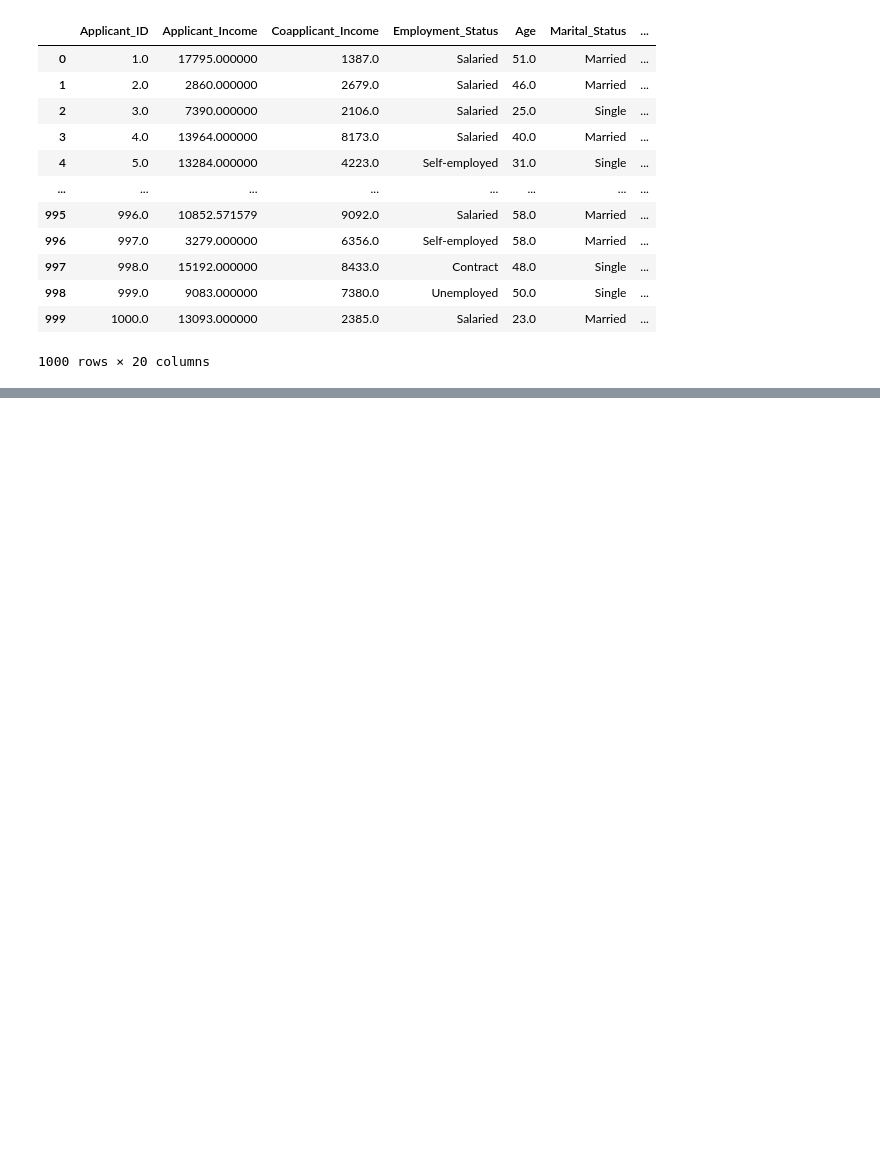
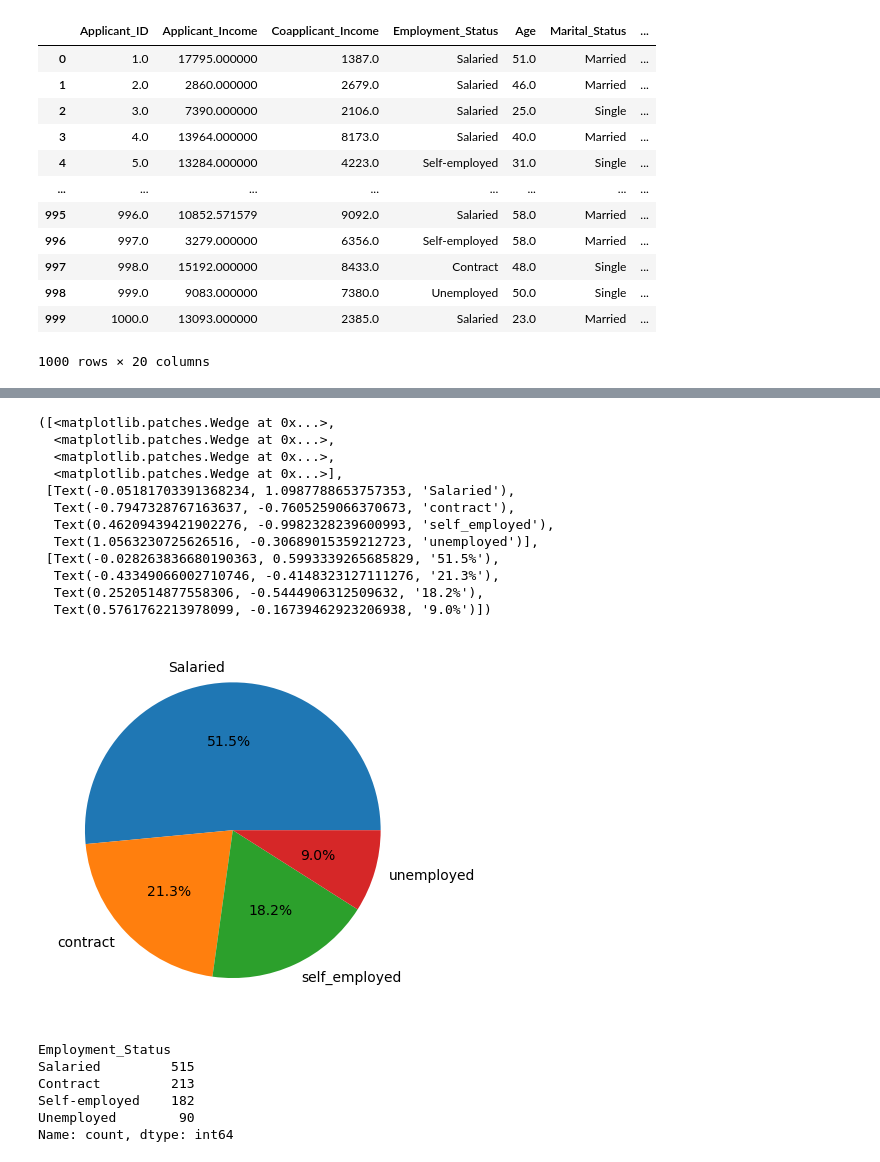
Before and after one commit to harikrishna12-ctrl/MY_ML_PROJECTS, a Jupyter notebook: loan_approvel_project.ipynb, the cells around one changed output, grey strips where cells are left out. Drawn from its saved outputs; the diff is of its cells as text; code cells hidden in the pictures; blank space fills up the shorter version.

```diff
--- a/loan_approvel_project.ipynb
+++ b/loan_approvel_project.ipynb
@@ -148,0 +173,28 @@ df2
+# %%
+catogorical_Employment_Status =df2["Employment_Status"].value_counts()
+
+plt.pie(catogorical_Employment_Status,labels =["Salaried","contract","self_employed","unemployed"] ,autopct="%1.1f%%")
+#as we can see the pie chart  salaried and contractly workinhg people are applying loans much
+# %% [output]
+([<matplotlib.patches.Wedge at 0x...>,
+  <matplotlib.patches.Wedge at 0x...>,
+  <matplotlib.patches.Wedge at 0x...>,
+  <matplotlib.patches.Wedge at 0x...>],
+ [Text(-0.05181703391368234, 1.0987788653757353, 'Salaried'),
+  Text(-0.7947328767163637, -0.7605259066370673, 'contract'),
+  Text(0.46209439421902276, -0.9982328239600993, 'self_employed'),
+  Text(1.0563230725626516, -0.30689015359212723, 'unemployed')],
+ [Text(-0.028263836680190363, 0.5993339265685829, '51.5%'),
+  Text(-0.43349066002710746, -0.4148323127111276, '21.3%'),
+  Text(0.2520514877558306, -0.5444906312509632, '18.2%'),
+  Text(0.5761762213978099, -0.16739462923206938, '9.0%')])
+[figure, added]
+# %%
+df2["Employment_Status"].value_counts()
+# %% [output]
+Employment_Status
+Salaried         515
+Contract         213
+Self-employed    182
+Unemployed        90
+Name: count, dtype: int64
```
Also changed, not shown: parts of 7 cells of this notebook, 1 other file.
